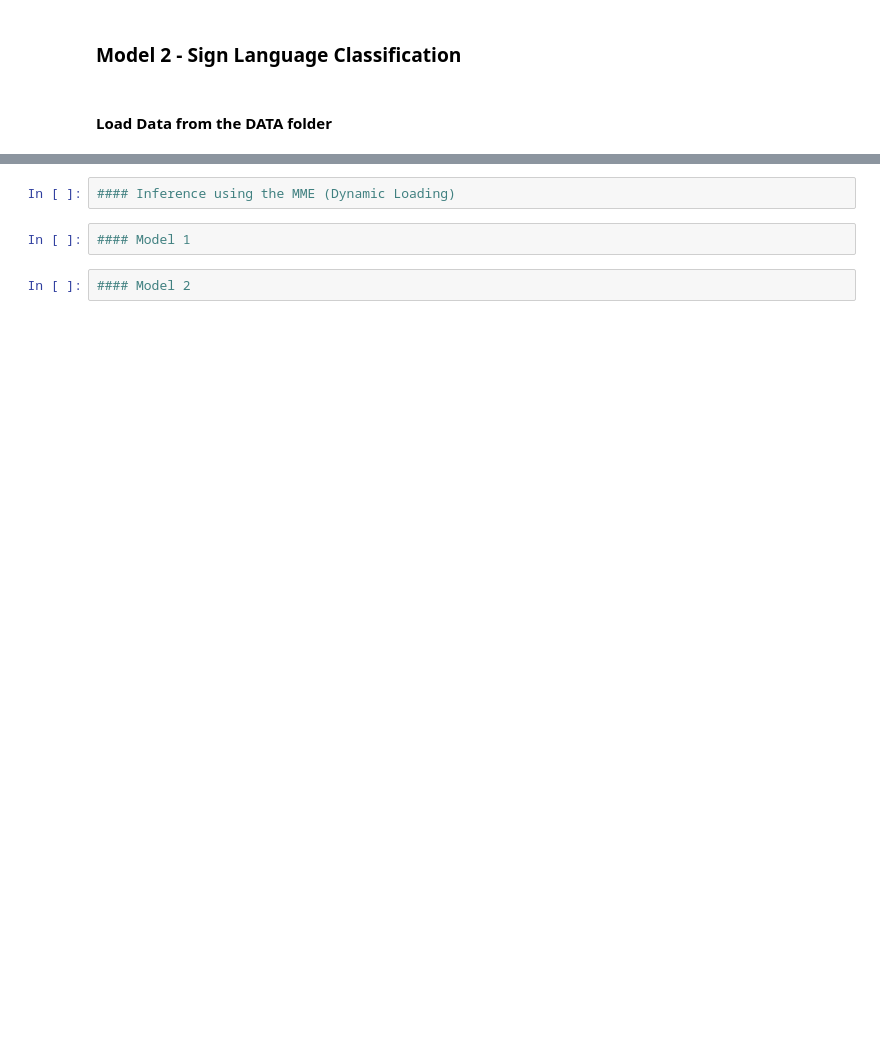
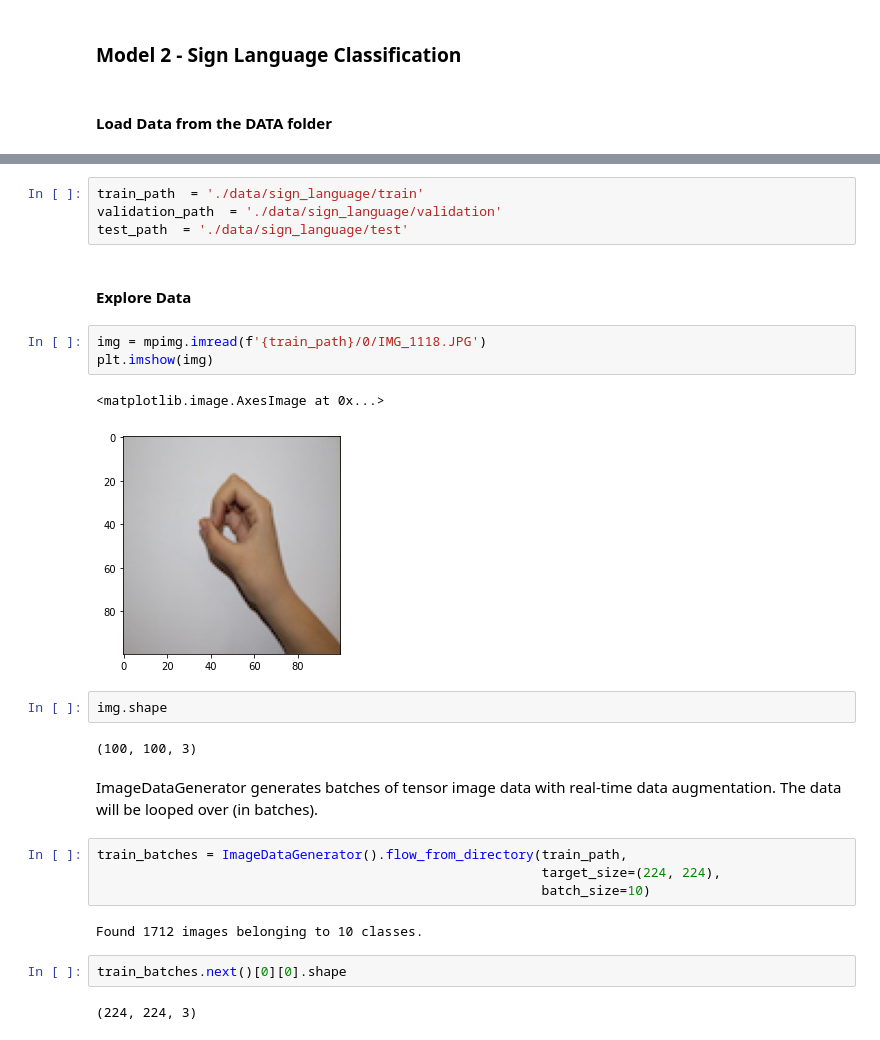
Before and after one commit to arunprsh/SageMaker-Multi-Model-TF, a Jupyter notebook: TF-MME.ipynb, the cells around one changed output, grey strips where cells are left out. Drawn from its saved outputs; the diff is of its cells as text; blank space fills up the shorter version.

```diff
--- a/TF-MME.ipynb
+++ b/TF-MME.ipynb
@@ -351,6 +347,29 @@ Billable seconds: 98
-# %%
-#### Inference using the MME (Dynamic Loading)
-# %%
-#### Model 1
-# %%
-#### Model 2
+# %%
+train_path  = './data/sign_language/train'
+validation_path  = './data/sign_language/validation'
+test_path  = './data/sign_language/test'
+# %% [markdown]
+#### Explore Data
+# %%
+img = mpimg.imread(f'{train_path}/0/IMG_1118.JPG')
+plt.imshow(img)
+# %% [output]
+<matplotlib.image.AxesImage at 0x...>
+[figure, added]
+# %%
+img.shape
+# %% [output]
+(100, 100, 3)
+# %% [markdown]
+<p>ImageDataGenerator generates batches of tensor image data with real-time data augmentation.
+The data will be looped over (in batches).
+# %%
+train_batches = ImageDataGenerator().flow_from_directory(train_path,
+                                                         target_size=(224, 224),
+                                                         batch_size=10)
+# %% [output]
+Found 1712 images belonging to 10 classes.
+# %%
+train_batches.next()[0][0].shape
+# %% [output]
+(224, 224, 3)
```
Also changed, not shown: parts of 27 cells of this notebook, 1 other file.
